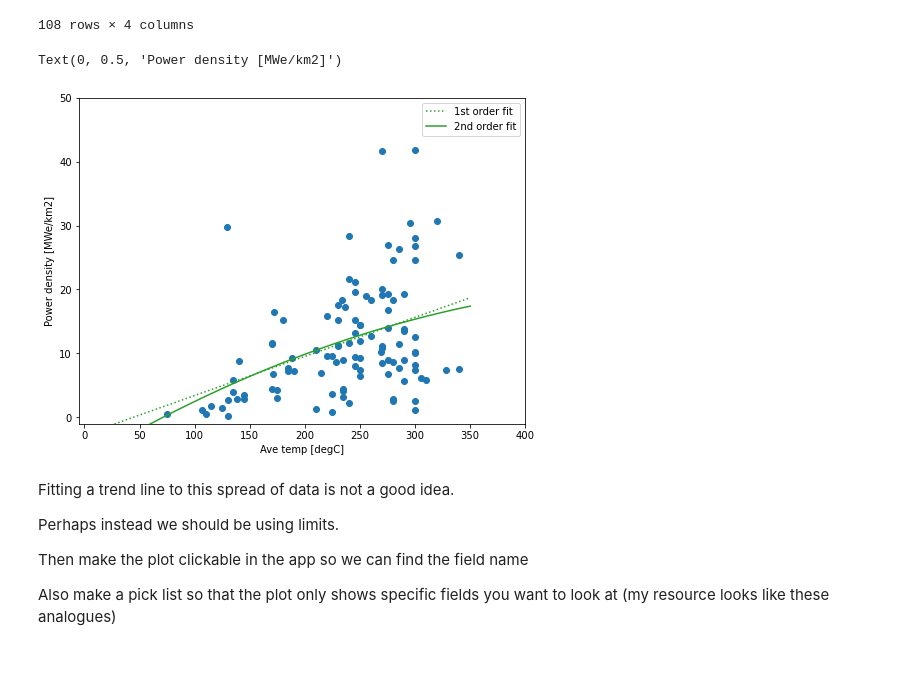
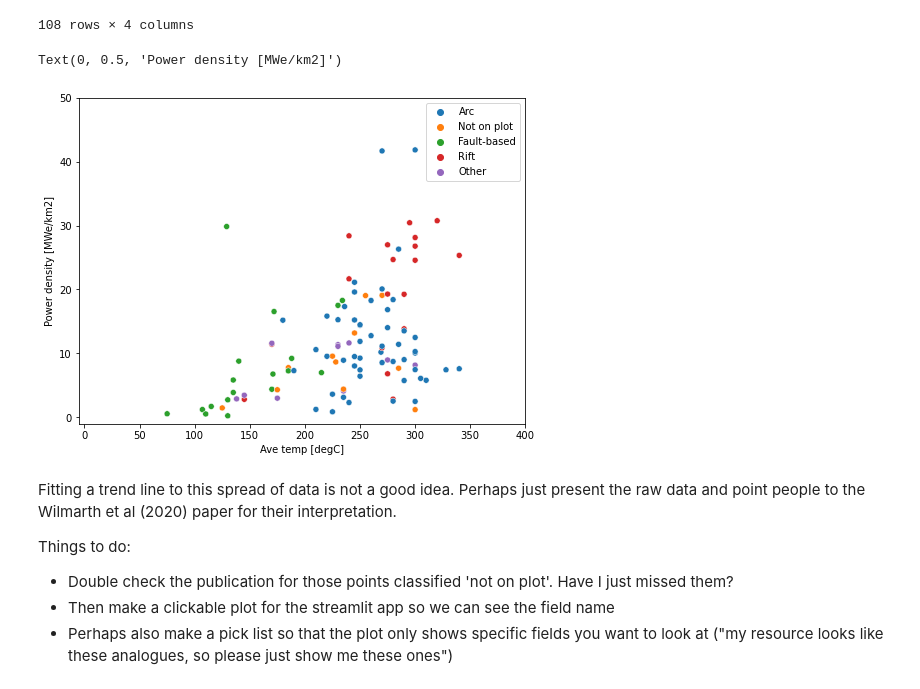
Before and after one commit to Geothermal-Resource-Capacity/Power-Density, a Jupyter notebook: notebooks/Power-density-data.ipynb, the cells around one changed output. Drawn from its saved outputs; the diff is of its cells as text; code cells hidden in the pictures; blank space fills up the shorter version.

```diff
--- a/notebooks/Power-density-data.ipynb
+++ b/notebooks/Power-density-data.ipynb
@@ -61,34 +61,32 @@ y_2dpoly = model_2d(x_2dpoly)
 # %%
 f = plt.figure()
 f.set_figwidth(8)
 f.set_figheight(6)
 
-plt.scatter(pddata.aveT_degC_2020, pddata.PwrDens_MWperkm2_2020)
-#ax = sns.scatterplot(x='aveT_degC_2020', y='PwrDens_MWperkm2_2020',
-    #hue='Tectonic_setting_2020',
-    #sizes=3000,
-    #data=pddata)
-plt.plot(x_1dpoly, y_1dpoly,
-    ':', color = 'tab:green', label = '1st order fit')
-plt.plot(x_2dpoly, y_2dpoly,
-    '-', color = 'tab:green', label = '2nd order fit')
+#plt.scatter(pddata.aveT_degC_2020, pddata.PwrDens_MWperkm2_2020)
+ax = sns.scatterplot(x='aveT_degC_2020', y='PwrDens_MWperkm2_2020',
+    hue='Tectonic_setting_2020',
+    data=pddata)
 
+#plt.plot(x_1dpoly, y_1dpoly,
+#    ':', color = 'tab:green', label = '1st order fit')
+#plt.plot(x_2dpoly, y_2dpoly,
+#   '-', color = 'tab:green', label = '2nd order fit')
 
 plt.legend()
 
 plt.xlim(-5,400) # -50, 900
 plt.ylim(-1,50) # -5, 30
 
 plt.xlabel('Ave temp [degC]')
 plt.ylabel('Power density [MWe/km2]')
 # %% [output]
 Text(0, 0.5, 'Power density [MWe/km2]')
-[figure, old version]
+[figure, new version]
 # %% [markdown]
-Fitting a trend line to this spread of data is not a good idea.
+Fitting a trend line to this spread of data is not a good idea. Perhaps just present the raw data and point people to the Wilmarth et al (2020) paper for their interpretation.
 
-Perhaps instead we should be using limits.
-
-Then make the plot clickable in the app so we can find the field name
-
-Also make a pick list so that the plot only shows specific fields you want to look at (my resource looks like these analogues)
+Things to do:
+- Double check the publication for those points classified 'not on plot'. Have I just missed them?
+- Then make a clickable plot for the streamlit app so we can see the field name
+- Perhaps also make a pick list so that the plot only shows specific fields you want to look at ("my resource looks like these analogues, so please just show me these ones")
```
